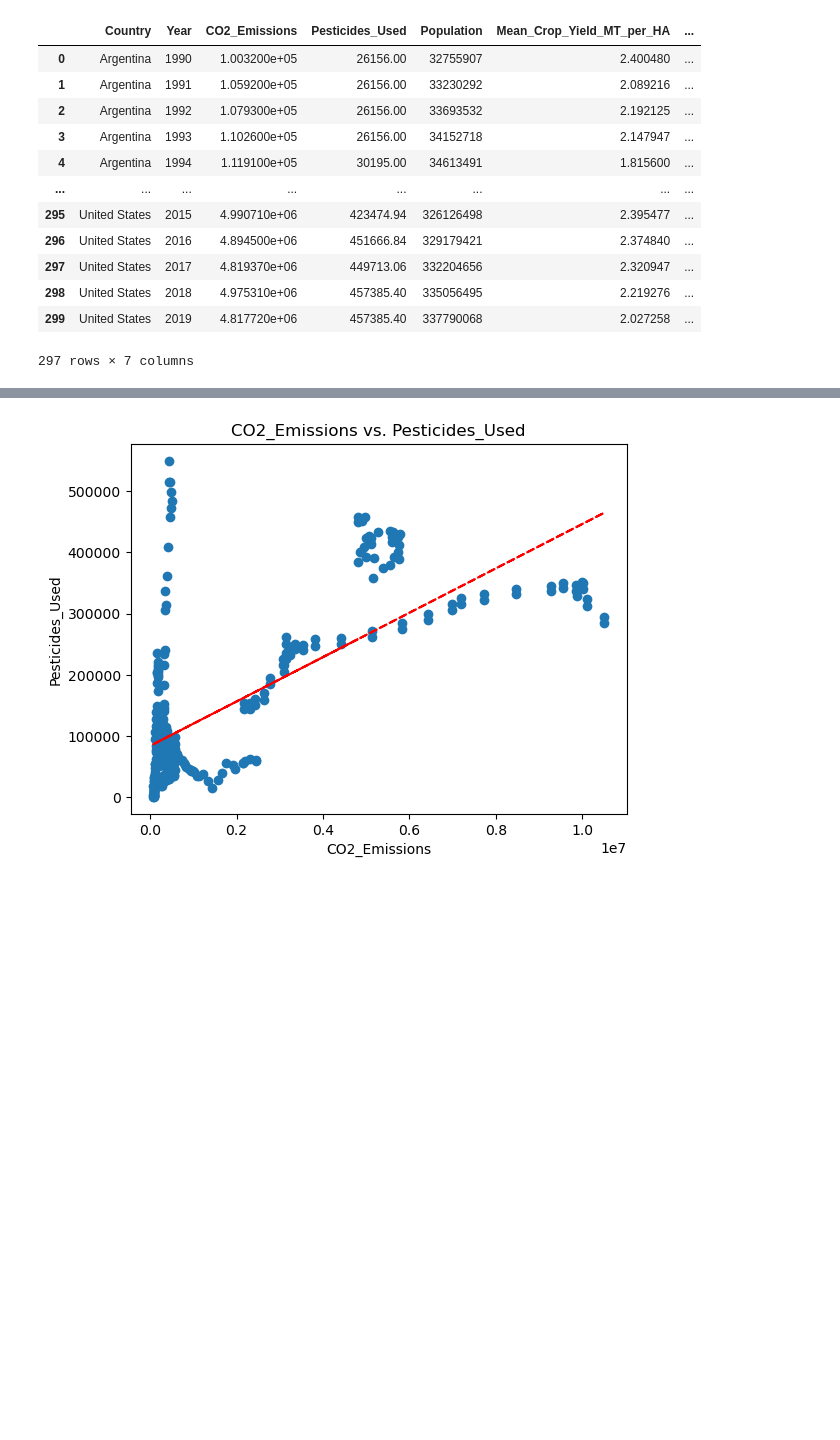
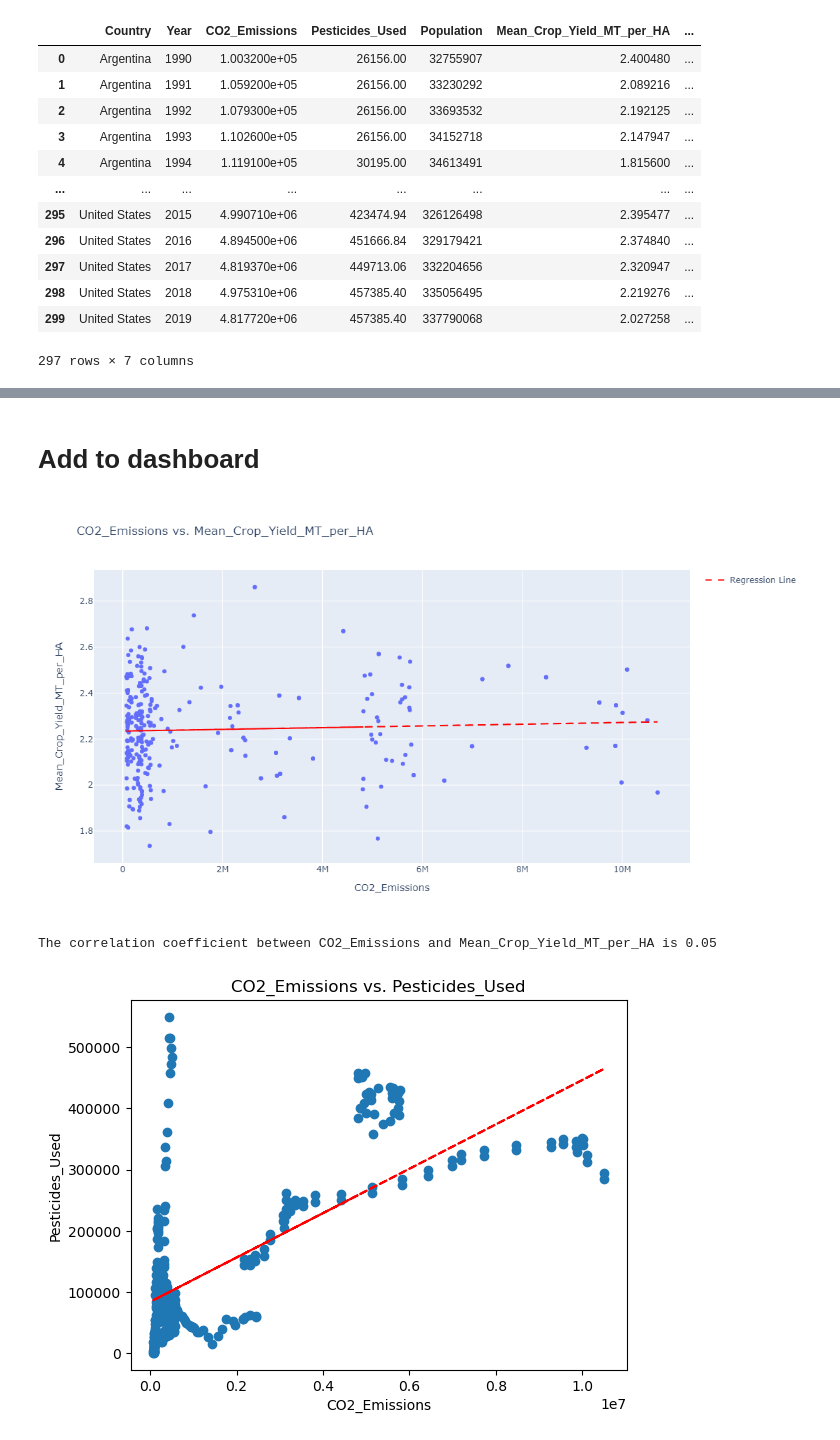
Before and after one commit to EdGonz44/Project-3, a Jupyter notebook: jenny-folder/code-jj2.ipynb, the cells around one changed output, grey strips where cells are left out. Saved outputs shown, nothing was run; the diff lists cells and outputs as text; code cells hidden in the pictures; blank space fills up the shorter version.

```diff
--- a/jenny-folder/code-jj2.ipynb
+++ b/jenny-folder/code-jj2.ipynb
@@ -548,3 +559,59 @@ merged_df_no_outliers
+# %% [markdown]
+# Add to dashboard
+# %%
+# import plotly.express as px
+# import pandas as pd
+# from scipy.stats import linregress, pearsonr
+
+def plot_correlation_interactive(df, x_label, y_label, country_label, year_label, width=800, height=600):
+    # Get x and y data
+    x = df[x_label]
+    y = df[y_label]
+    country = df[country_label]
+    year = df[year_label]
+
+    # Perform linear regression
+    slope, intercept, r, p, std_err = linregress(x, y)
+    line = slope * x + intercept
+
+    # Create a DataFrame for the scatter plot
+    plot_data = pd.DataFrame({
+        x_label: x,
+        y_label: y,
+        'Country': country,
+        'Year': year,
+        'Regression Line': line
+    })
+
+    # Create the scatter plot with Plotly
+    fig = px.scatter(plot_data, x=x_label, y=y_label, title=f"{x_label} vs. {y_label}",
+                     width=width, height=height)
+
+    # Add the regression line
+    fig.add_scatter(x=plot_data[x_label], y=plot_data['Regression Line'], mode='lines', name='Regression Line', line=dict(color='red', dash='dash'))
+
+    # Update layout for hover information to show country name and year only on hover
+    fig.update_traces(
+        hovertemplate='Country: %{text}<br>' +
+                      f'Year: %{{customdata}}<br>' +
+                      f'{x_label}: %{{x}}<br>' +
+                      f'{y_label}: %{{y}}<extra></extra>',
+        text=country,
+        customdata=year  # Pass the year data to customdata
+    )
+
+    # Show the plot
+    fig.show()
+
+    # Print the Pearson correlation coefficient
+    correlation_coefficient = round(pearsonr(x, y)[0], 2)
+    print(f"The correlation coefficient between {x_label} and {y_label} is {correlation_coefficient}")
+
+# call function
+plot_correlation_interactive(merged_df, 'CO2_Emissions', 'Mean_Crop_Yield_MT_per_HA', 'Country', 'Year')
+# %% [output]
+[figure, added]
+The correlation coefficient between CO2_Emissions and Mean_Crop_Yield_MT_per_HA is 0.05
 # %%
 # list to loop through
 vars = ['Pesticides_Used', 'Mean_Crop_Yield_MT_per_HA', 'Mean_Pesticide_Use_KG_per_HA']
```
Also changed, not shown: parts of 9 cells of this notebook.
